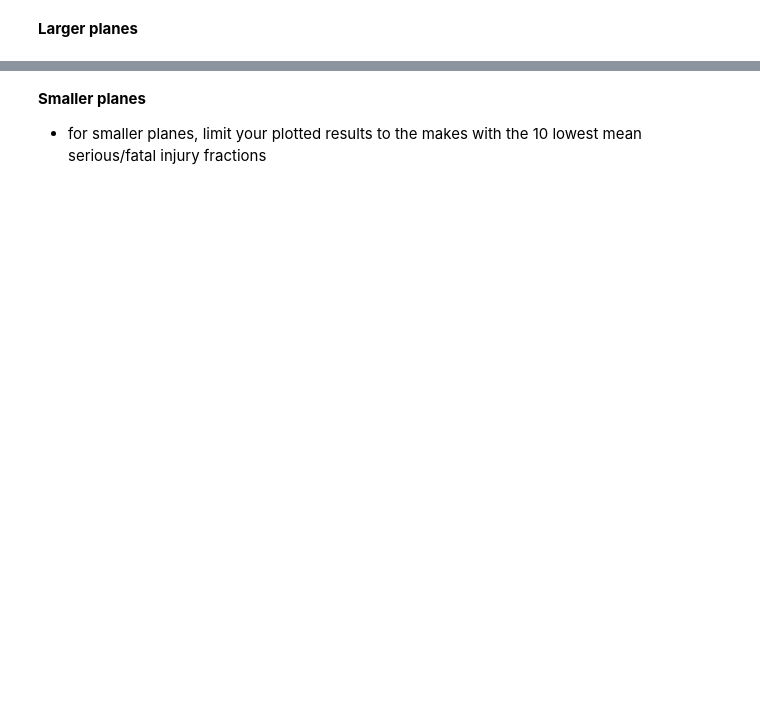
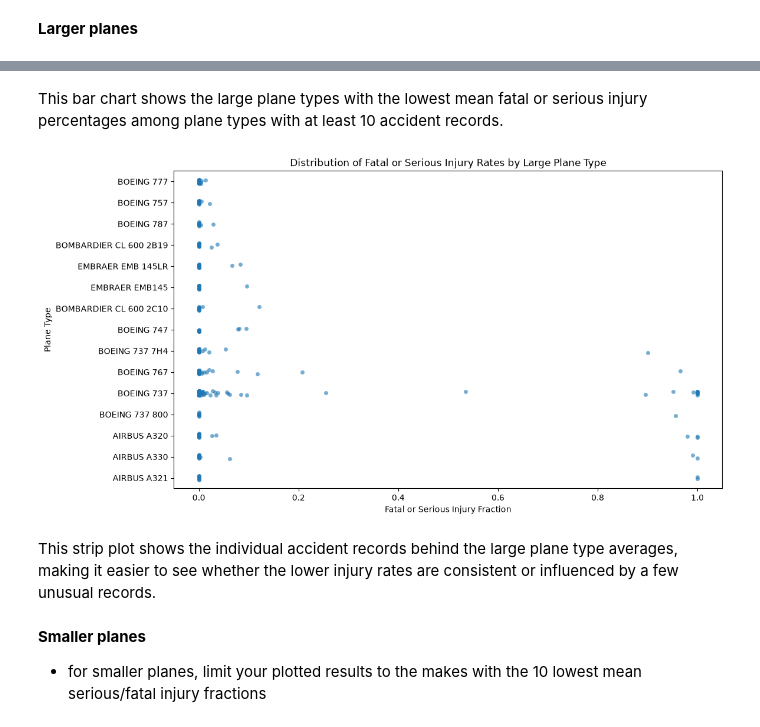
Before and after one commit to amacken3/dsc-course0-m8-lab, a Jupyter notebook: Aviation_Accidents_Data_Analysis.ipynb, the cells around one changed output, grey strips where cells are left out. Cells and saved outputs as stored; diff of their text form; code cells hidden in the pictures; blank space fills up the shorter version.

Commit message:
Complete aviation accident analysis

```diff
--- a/Aviation_Accidents_Data_Analysis.ipynb
+++ b/Aviation_Accidents_Data_Analysis.ipynb
@@ -309,3 +394,34 @@ For smaller aircraft, Luscombe and Grumman Acft Eng Cor-Schweizer have the lowes
+# %% [markdown]
+This bar chart shows the large plane types with the lowest mean fatal or serious injury percentages among plane types with at least 10 accident records.
+# %%
+large_plane_type_names = lowest_large_plane_types["Plane.Type"]
+
+large_plane_type_data = df[
+    (df["Aircraft.Size"] == "Large Passenger Aircraft")
+    & (df["Plane.Type"].isin(large_plane_type_names))
+    & (df["Fatal.Serious.Injury.Fraction"].notna())
+].copy()
+
+plt.figure(figsize=(12, 7))
+
+sns.stripplot(
+    data=large_plane_type_data,
+    x="Fatal.Serious.Injury.Fraction",
+    y="Plane.Type",
+    order=large_plane_type_names,
+    jitter=True,
+    alpha=0.6,
+)
+
+plt.title("Distribution of Fatal or Serious Injury Rates by Large Plane Type")
+plt.xlabel("Fatal or Serious Injury Fraction")
+plt.ylabel("Plane Type")
+
+plt.show()
+# %% [output]
+[figure, added]
+# %% [markdown]
+This strip plot shows the individual accident records behind the large plane type averages, making it easier to see whether the lower injury rates are consistent or influenced by a few unusual records.
 # %% [markdown]
 **Smaller planes**
 - for smaller planes, limit your plotted results to the makes with the 10 lowest mean serious/fatal injury fractions
```
Also changed, not shown: parts of 28 cells of this notebook.
